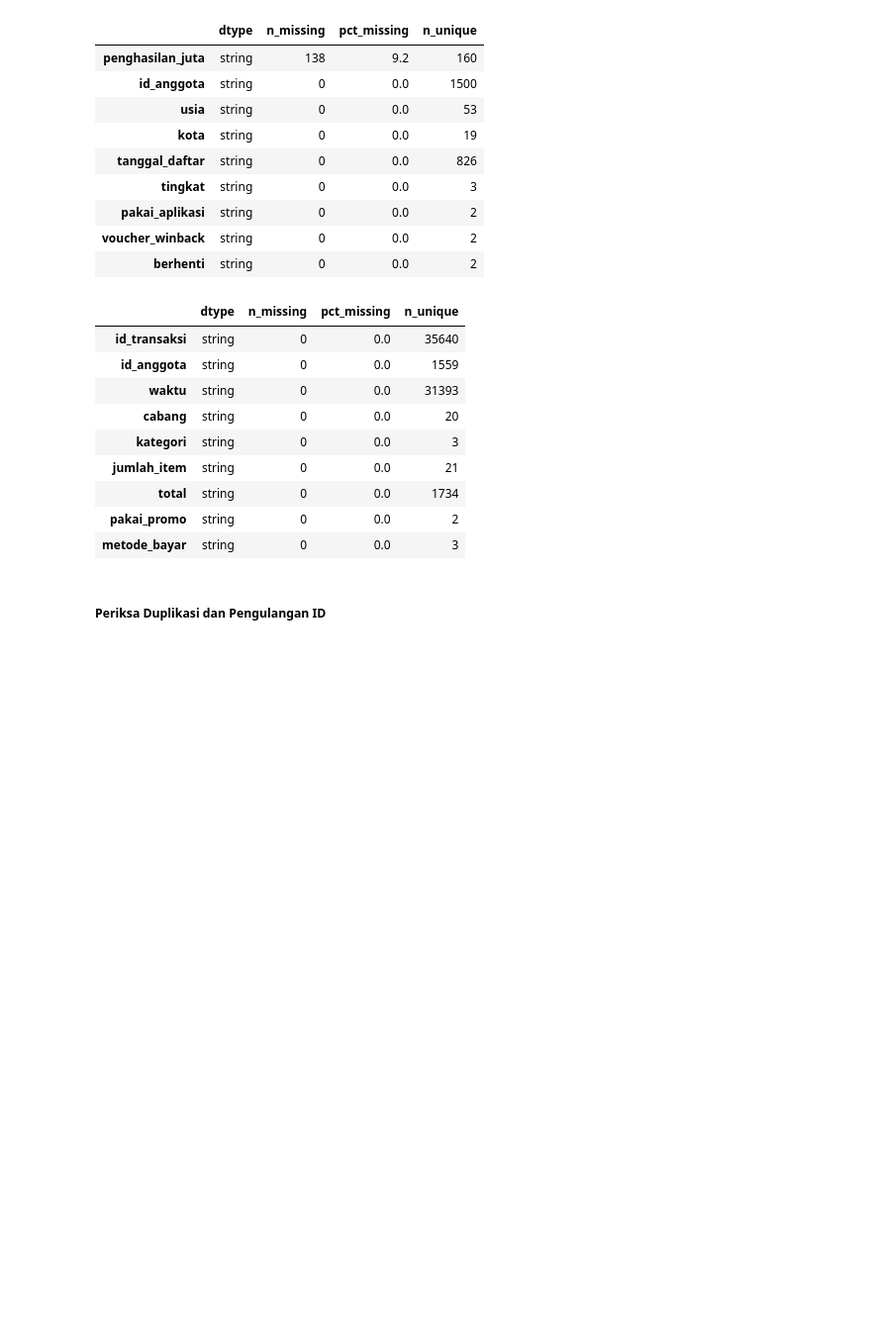
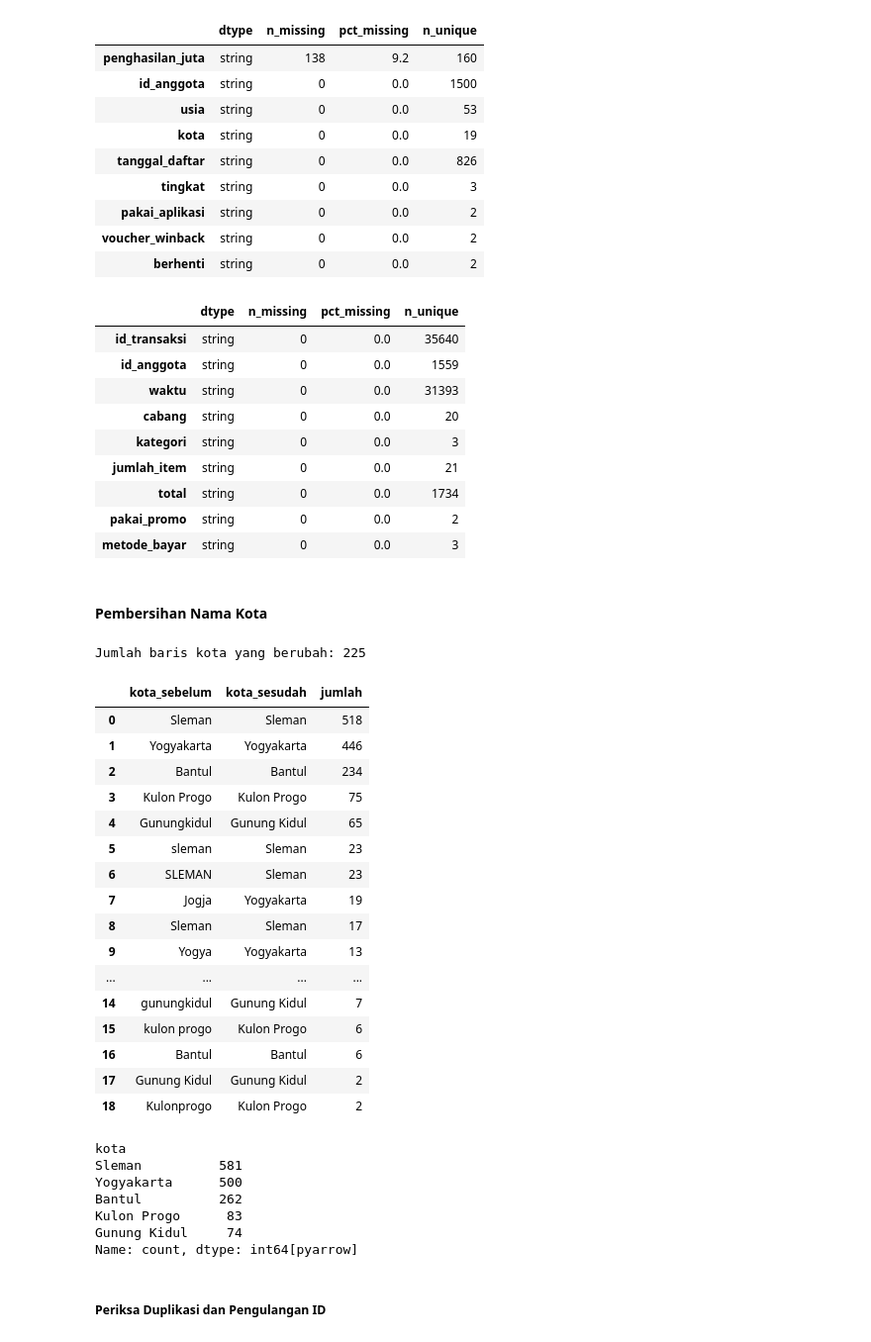
Before and after one commit to otnansirk/kopi-nusa, a Jupyter notebook: notebooks/kopinusa.ipynb, the cells around one changed output. Shown at 99% size. Drawn from its saved outputs; the diff is of its cells as text; code cells hidden in the pictures; blank space fills up the shorter version.

```diff
--- a/notebooks/kopinusa.ipynb
+++ b/notebooks/kopinusa.ipynb
@@ -139,6 +139,73 @@ display(profile(transaksi_audit))
 | total | string | 0 | 0.0 | 1734 |
 | pakai_promo | string | 0 | 0.0 | 2 |
 | metode_bayar | string | 0 | 0.0 | 3 |
+# %% [markdown]
+#### Pembersihan Nama Kota
+# %%
+kota_sebelum = anggota_audit["kota"].astype("string").copy()
+
+kota_normal = (
+    kota_sebelum
+    .str.strip()
+    .str.replace(r"\s+", " ", regex=True)
+    .str.casefold()
+    .replace("", pd.NA)
+)
+
+# Samakan variasi nama yang sudah diperiksa.
+kota_normal = kota_normal.replace({
+    "yogya": "yogyakarta",
+    "jogja": "yogyakarta",
+    "kulonprogo": "Kulon Progo",
+    "gunungkidul": "Gunung Kidul",
+})
+
+anggota_audit["kota"] = kota_normal.str.title()
+
+berubah = (
+    kota_sebelum.fillna("<MISSING>")
+    != anggota_audit["kota"].fillna("<MISSING>")
+)
+
+print("Jumlah baris kota yang berubah:", berubah.sum())
+
+display(
+    pd.DataFrame({
+        "kota_sebelum": kota_sebelum,
+        "kota_sesudah": anggota_audit["kota"]
+    })
+    .value_counts(dropna=False)
+    .rename("jumlah")
+    .reset_index()
+)
+
+display(anggota_audit["kota"].value_counts(dropna=False))
+# %% [output]
+Jumlah baris kota yang berubah: 225
+|  | kota_sebelum | kota_sesudah | jumlah |
+| 0 | Sleman | Sleman | 518 |
+| 1 | Yogyakarta | Yogyakarta | 446 |
+| 2 | Bantul | Bantul | 234 |
+| 3 | Kulon Progo | Kulon Progo | 75 |
+| 4 | Gunungkidul | Gunung Kidul | 65 |
+| 5 | sleman | Sleman | 23 |
+| 6 | SLEMAN | Sleman | 23 |
+| 7 | Jogja | Yogyakarta | 19 |
+| 8 | Sleman | Sleman | 17 |
+| 9 | Yogya | Yogyakarta | 13 |
+| ... | ... | ... | ... |
+| 14 | gunungkidul | Gunung Kidul | 7 |
+| 15 | kulon progo | Kulon Progo | 6 |
+| 16 | Bantul | Bantul | 6 |
+| 17 | Gunung Kidul | Gunung Kidul | 2 |
+| 18 | Kulonprogo | Kulon Progo | 2 |
+kota
+Sleman          581
+Yogyakarta      500
+Bantul          262
+Kulon Progo      83
+Gunung Kidul     74
+Name: count, dtype: int64[pyarrow]
 # %% [markdown]
 ##### Periksa Duplikasi dan Pengulangan ID
 # %%
```
Also changed, not shown: parts of 2 cells of this notebook, 1 other file.
